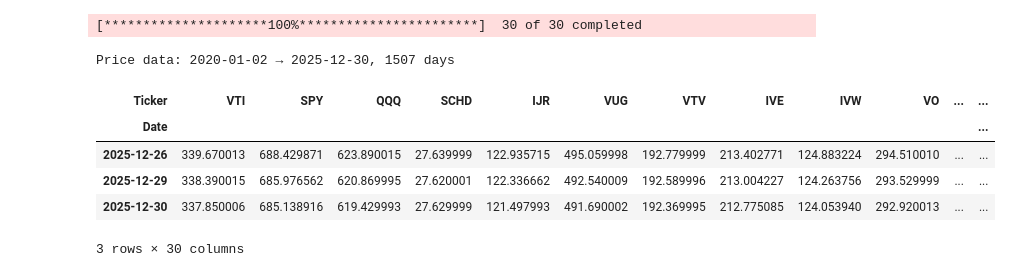
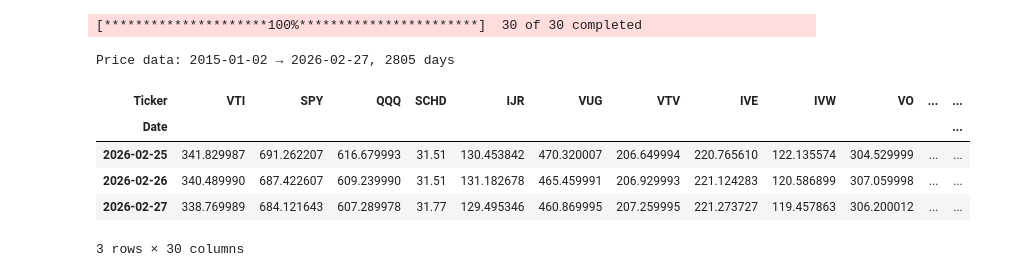
Before and after one commit to cfgackstatter/taxopt, a Jupyter notebook: notebooks/01_tax_optimization_demo.ipynb, the cells around one changed output. Cells and saved outputs as stored; diff of their text form; code cells hidden in the pictures.

```diff
--- a/notebooks/01_tax_optimization_demo.ipynb
+++ b/notebooks/01_tax_optimization_demo.ipynb
@@ -24,34 +25,34 @@ from taxopt import (
 )
 # %%
 # Cell 2 — Download price data
-TICKERS: list[str] = [
-    "NVDA", "AAPL", "MSFT", "AMZN", "GOOGL", "AVGO", "GOOG", "META", "TSLA", "BRK-B",
-    "JPM", "LLY", "XOM", "JNJ", "WMT", "V", "MU", "COST", "MA", "NFLX",
-    # "ABBV", "CVX", "PLTR", "PG", "HD", "CAT", "AMD", "GE", "BAC", "CSCO",
-]
+# TICKERS: list[str] = [
+#     "NVDA", "AAPL", "MSFT", "AMZN", "GOOGL", "AVGO", "GOOG", "META", "TSLA", "BRK-B",
+#     "JPM", "LLY", "XOM", "JNJ", "WMT", "V", "MU", "COST", "MA", "NFLX",
+#     "ABBV", "CVX", "PLTR", "PG", "HD", "CAT", "AMD", "GE", "BAC", "CSCO",
+# ]
 TICKERS: list[str] = [
     "VTI", "SPY", "QQQ", "SCHD", "IJR", "VUG", "VTV", "IVE", "IVW", "VO",
     "VEA", "VWO", "IEFA", "EEM", "VXUS", "EWJ", "EZU", "MCHI", "AGG", "BND",
     "BNDX", "SHY", "TLT", "LQD", "VNQ", "GLD", "DBC", "MLPA", "VGT", "XLV",
 ]
 n: int = len(TICKERS)
 
-_raw = yf.download(TICKERS, start="2020-01-01", end="2025-12-31", auto_adjust=True)
+_raw = yf.download(TICKERS, start="2015-01-01", end="2026-02-28", auto_adjust=True)
 assert _raw is not None
 
 raw: pd.DataFrame = cast(pd.DataFrame, _raw["Close"])[TICKERS].dropna()
 returns: pd.DataFrame = cast(pd.DataFrame, raw.pct_change().dropna())
 
 print(f"Price data: {raw.index[0].date()} → {raw.index[-1].date()}, {len(raw)} days")
 raw.tail(3)
 # %% [output]
 [*********************100%***********************]  30 of 30 completed
-Price data: 2020-01-02 → 2025-12-30, 1507 days
+Price data: 2015-01-02 → 2026-02-27, 2805 days
 | Ticker | VTI | SPY | QQQ | SCHD | IJR | VUG | VTV | IVE | IVW | VO | ... | ... |
 | Date |  |  |  |  |  |  |  |  |  |  |  | ... |
-| 2025-12-26 | 339.670013 | 688.429871 | 623.890015 | 27.639999 | 122.935715 | 495.059998 | 192.779999 | 213.402771 | 124.883224 | 294.510010 | ... | ... |
-| 2025-12-29 | 338.390015 | 685.976562 | 620.869995 | 27.620001 | 122.336662 | 492.540009 | 192.589996 | 213.004227 | 124.263756 | 293.529999 | ... | ... |
-| 2025-12-30 | 337.850006 | 685.138916 | 619.429993 | 27.629999 | 121.497993 | 491.690002 | 192.369995 | 212.775085 | 124.053940 | 292.920013 | ... | ... |
+| 2026-02-25 | 341.829987 | 691.262207 | 616.679993 | 31.51 | 130.453842 | 470.320007 | 206.649994 | 220.765610 | 122.135574 | 304.529999 | ... | ... |
+| 2026-02-26 | 340.489990 | 687.422607 | 609.239990 | 31.51 | 131.182678 | 465.459991 | 206.929993 | 221.124283 | 120.586899 | 307.059998 | ... | ... |
+| 2026-02-27 | 338.769989 | 684.121643 | 607.289978 | 31.77 | 129.495346 | 460.869995 | 207.259995 | 221.273727 | 119.457863 | 306.200012 | ... | ... |
 3 rows × 30 columns
 # %%
 # Cell 3 — Helper functions
```
Also changed, not shown: parts of 5 cells of this notebook, 3 other files.
